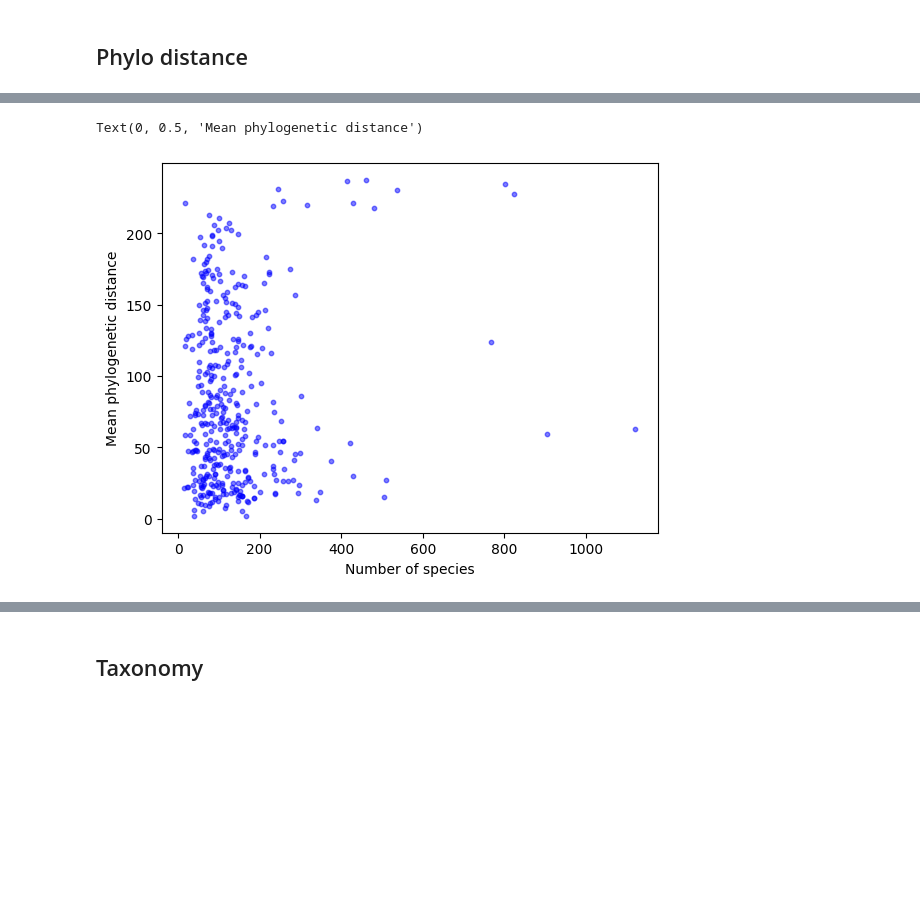
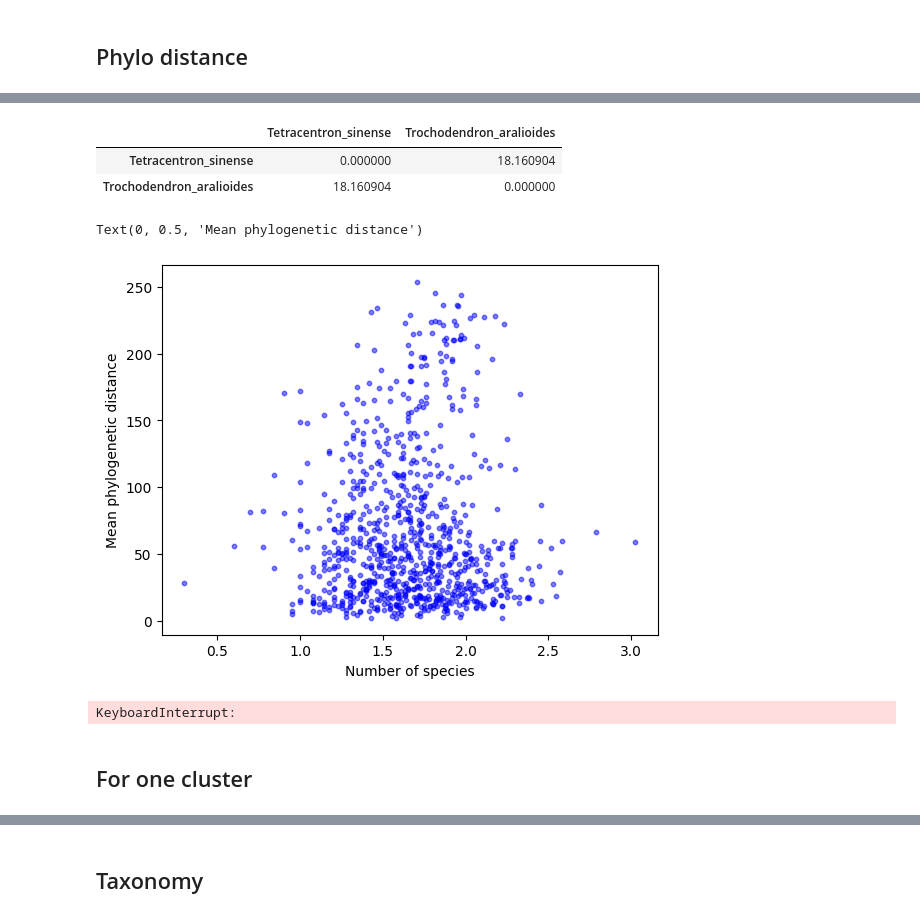
Before and after one commit to pabloubilla/tree_clustering, a Jupyter notebook: code/taxonomic_exploration.ipynb, the cells around one changed output, grey strips where cells are left out. Saved outputs shown, nothing was run; the diff lists cells and outputs as text; code cells hidden in the pictures; blank space fills up the shorter version.

```diff
--- a/code/taxonomic_exploration.ipynb
+++ b/code/taxonomic_exploration.ipynb
@@ -13,7 +14,8 @@ trait_cols = data.columns[1:]
 # read taxonomic_information.csv
 tax = pd.read_csv('C:\\Users\\pablo\\OneDrive\\Desktop\\tree_clustering\\data\\taxonomic_information.csv')
 # C:\Users\pablo\OneDrive\Desktop\tree_clustering\output\imputed_data\gaussian_mixture\clusters_200.csv
-clusters = pd.read_csv('C:\\Users\\pablo\\OneDrive\\Desktop\\tree_clustering\\output\\complete_data\\gaussian_mixture_full\\clusters_400.csv')
+clusters = pd.read_csv('C:\\Users\\pablo\\OneDrive\\Desktop\\tree_clustering\\output\\complete_data\\gaussian_mixture_full\\clusters_1000.csv',
+                       index_col=0)
 
 # read tree newick file
 tree_path = ('C:\\Users\\pablo\\OneDrive\\Desktop\\tree_clustering\\data\\phy_tree_BGCI_full.newick')
@@ -21,3 +23,7 @@ tree = Phylo.read(tree_path, 'newick')
 
 # read C:\Users\pablo\OneDrive\Desktop\tree_clustering\data\phylogenetic_distance_matrix_BGCI_full.arrow
 phylo_dist = pd.read_feather('C:\\Users\\pablo\\OneDrive\\Desktop\\tree_clustering\\data\\phylogenetic_distance_matrix_BGCI_full.arrow')
+
+# C:\Users\pablo\OneDrive\Desktop\tree_clustering\output\complete_data\gaussian_mixture_full\cluster_means_875.csv
+cluster_means = pd.read_csv('C:\\Users\\pablo\\OneDrive\\Desktop\\tree_clustering\\output\\complete_data\\gaussian_mixture_full\\cluster_means_1000.csv',
+                            index_col=0)
@@ -34,21 +84,32 @@ phylo_dist.index = phylo_dist.columns
 k_list = clusters['cluster'].unique()
 n_species_list = []
 mean_distance_list = []
+mean_trait_distance_list = []
 
 
 for k in k_list:
     cluster_k = clusters[clusters['cluster'] == k]
 
     # get species from cluster_k (accepted_bin)
-    species = cluster_k['accepted_bin']
+    species = cluster_k.index
     # change spaces to underscores
-    species = species.str.replace(' ', '_')
+    species_ = species.str.replace(' ', '_')
+    n_species_k = len(species)
 
     # iterate over species and get the phylogenetic distance
-    phylo_dist_k = phylo_dist.loc[species, species]
+    phylo_dist_k = phylo_dist.loc[species_, species_]
+
+    # trait_dist_list = []
+    # # get trait distances
+    # for x in range(len(species)):
+    #     for y in range(x+1, len(species)):
+    #         # get trait distance
+    #         trait_dist = np.sqrt(np.sum((cluster_k.loc[species[x], trait_cols] - cluster_k.loc[species[y], trait_cols])**2))
+    # mean_trait_distance_list.append(np.mean(trait_dist_list))
+
 
     # get the mean phylogenetic distance (for non-diagonal elements)
-    mean_k = np.mean(phylo_dist_k[phylo_dist_k != 0])
+    mean_k = np.sum(phylo_dist_k.values) / (n_species_k*(n_species_k-1))
 
     print(f'Cluster {k}, mean distance {mean_k}, n_species {len(species)}')
 
@@ -98,9 +455,23 @@ cluster_234
+# %%
+phylo_dist.loc[species,species]
+# %% [output]
+|  | Tetracentron_sinense | Trochodendron_aralioides |
+| Tetracentron_sinense | 0.000000 | 18.160904 |
+| Trochodendron_aralioides | 18.160904 | 0.000000 |
 # %%
 # plot mean distance vs n_species
-plt.scatter(n_species_list, mean_distance_list,
+plt.scatter(np.log10(n_species_list), mean_distance_list,
             s = 10, c = 'blue', alpha = 0.5)
 plt.xlabel('Number of species')
 plt.ylabel('Mean phylogenetic distance')
 # %% [output]
 Text(0, 0.5, 'Mean phylogenetic distance')
-[figure, old version]
+[figure, new version]
+# %%
+gmm = GaussianMixture(n_components= 875, covariance_type='full',
+                      means_init=cluster_means[trait_cols], random_state=0)
+gmm.fit(data[trait_cols])
+# %% [output]
+KeyboardInterrupt:
+# %% [markdown]
+## For one cluster
```
Also changed, not shown: parts of 25 cells of this notebook, 15 other files.
